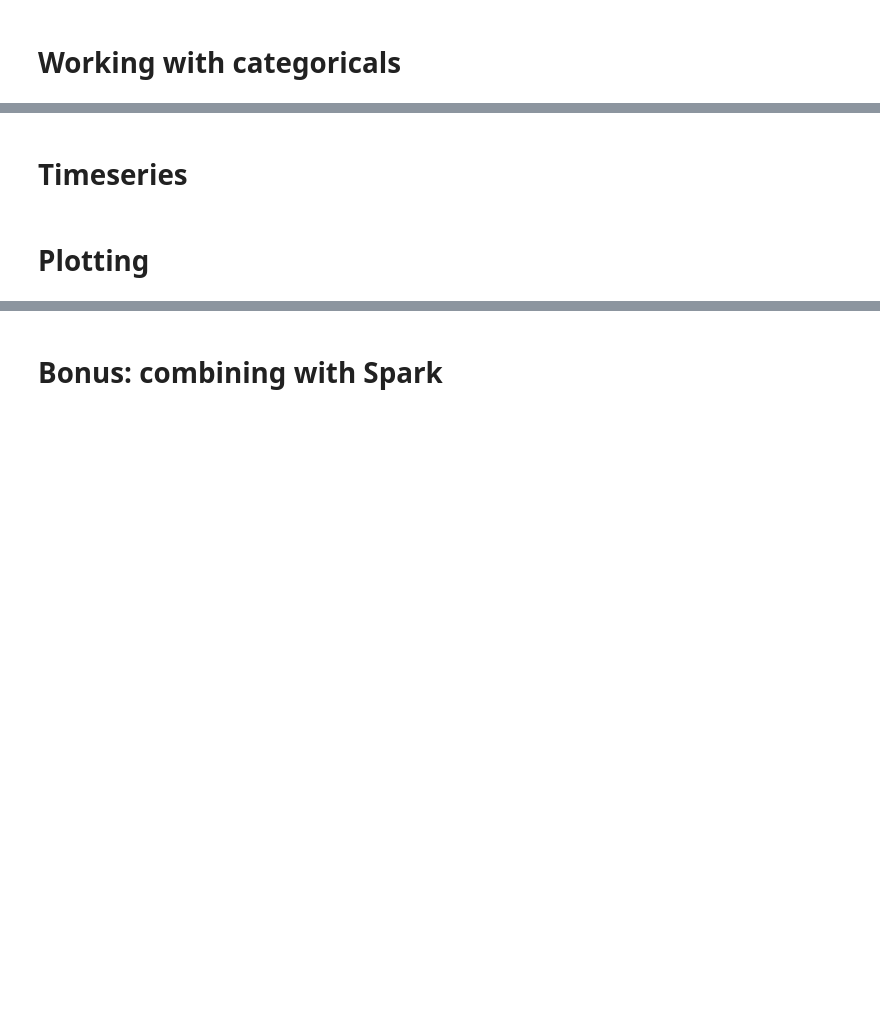
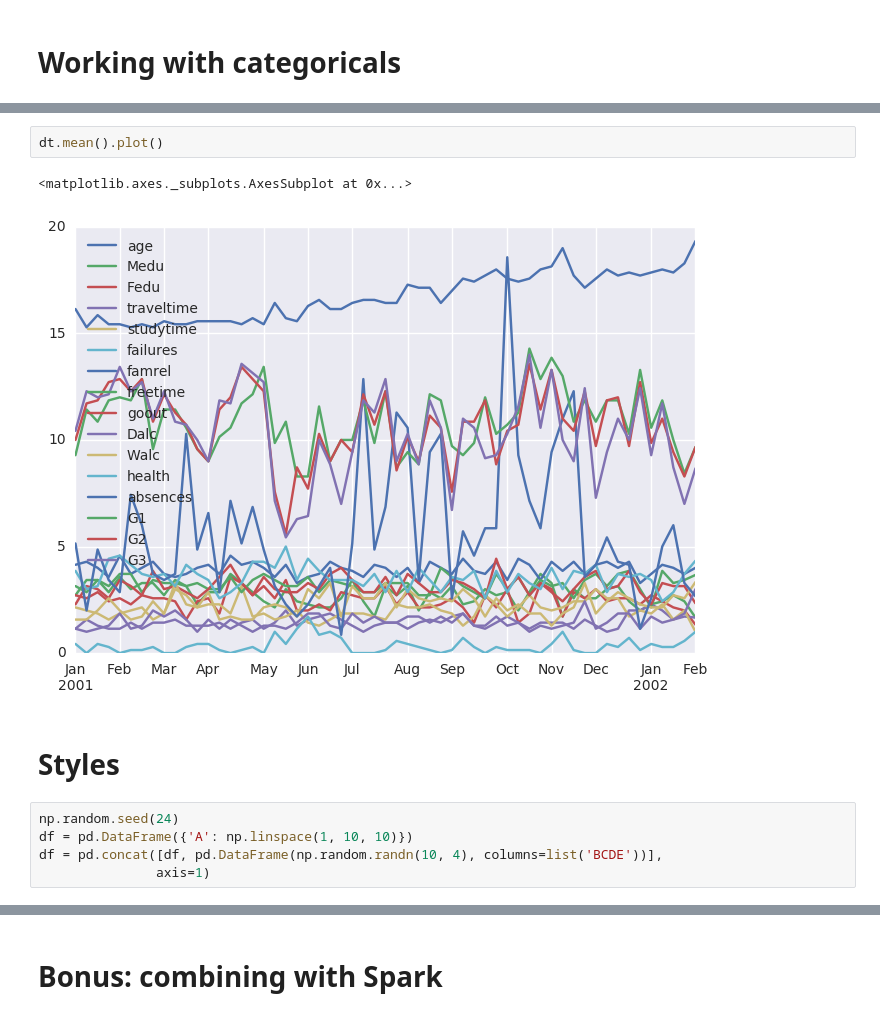
Before and after one commit to vykhand/pydata-presentations, a Jupyter notebook: PyData Meetup presentation 1.ipynb, the cells around one changed output, grey strips where cells are left out. Drawn from its saved outputs; the diff is of its cells as text; blank space fills up the shorter version.

```diff
--- a/PyData Meetup presentation 1.ipynb
+++ b/PyData Meetup presentation 1.ipynb
@@ -680,4 +855,12 @@ mn_by_fjob
+# %%
+dt.mean().plot()
+# %% [output]
+<matplotlib.axes._subplots.AxesSubplot at 0x...>
+[figure, added]
 # %% [markdown]
-# Timeseries
+# Styles
-# %% [markdown]
-# Plotting
+# %%
+np.random.seed(24)
+df = pd.DataFrame({'A': np.linspace(1, 10, 10)})
+df = pd.concat([df, pd.DataFrame(np.random.randn(10, 4), columns=list('BCDE'))],
+               axis=1)
```
Also changed, not shown: parts of 26 cells of this notebook.
